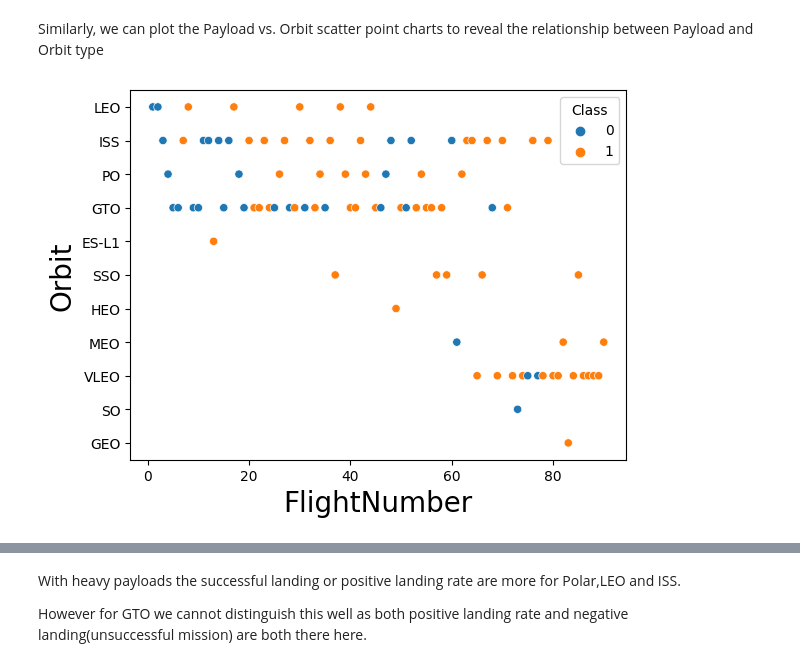
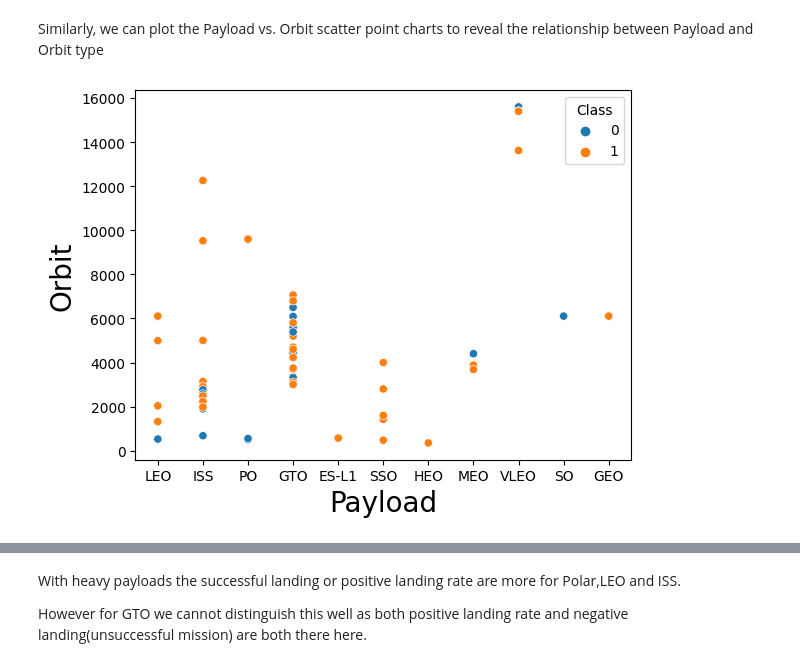
Before and after one commit to Hasansarwer/Applied-Data-Science-Capstone, a Jupyter notebook: jupyter-labs-eda-dataviz.ipynb, the cells around one changed output, grey strips where cells are left out. Saved outputs shown, nothing was run; the diff lists cells and outputs as text; code cells hidden in the pictures.

```diff
--- a/jupyter-labs-eda-dataviz.ipynb
+++ b/jupyter-labs-eda-dataviz.ipynb
@@ -145,9 +145,9 @@ You should see that in the LEO orbit the Success appears related to the number o
 Similarly, we can plot the Payload vs. Orbit scatter point charts to reveal the relationship between Payload and Orbit type
 # %%
 # Plot a scatter point chart with x axis to be Payload and y axis to be the Orbit, and hue to be the class value
-sns.scatterplot(y="Orbit", x="FlightNumber", hue="Class", data=df)
-plt.xlabel("FlightNumber",fontsize=20)
+sns.scatterplot(y="PayloadMass", x="Orbit", hue="Class", data=df)
+plt.xlabel("Payload",fontsize=20)
 plt.ylabel("Orbit",fontsize=20)
 plt.show()
 # %% [output]
-[figure, old version]
+[figure, new version]
```
Also changed, not shown: parts of 4 cells of this notebook.
